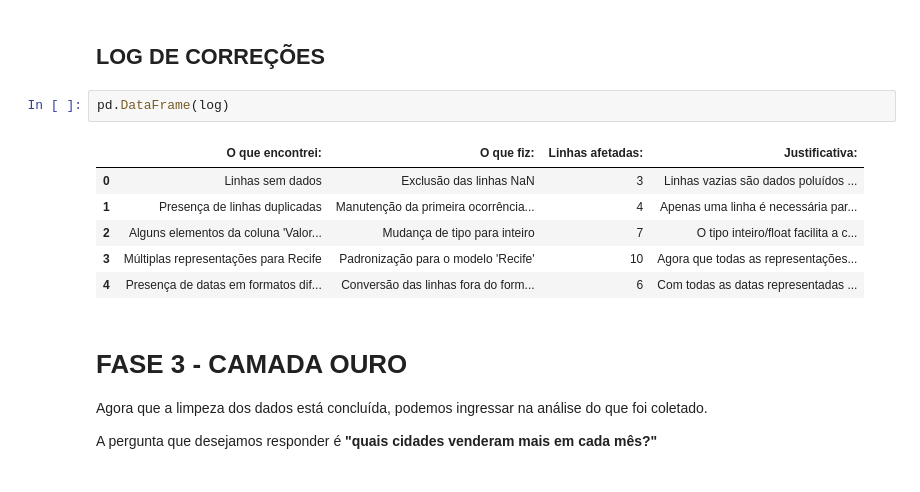
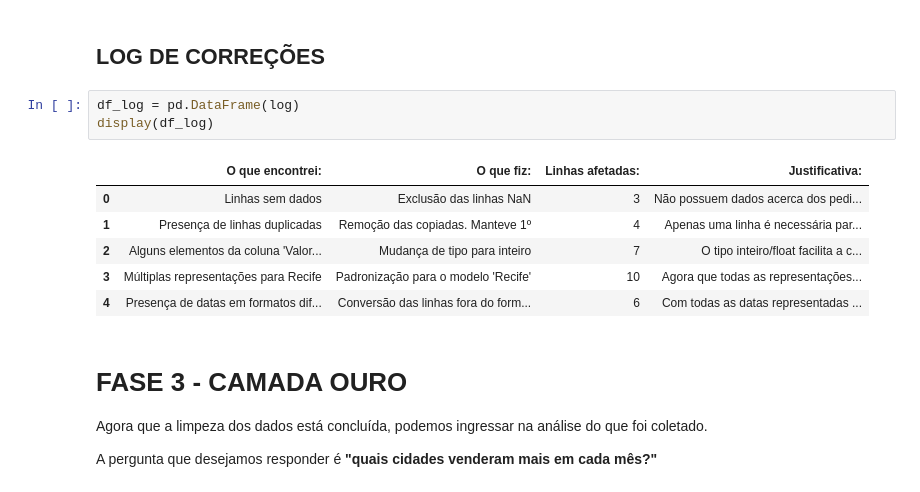
Before and after one commit to Matt-747/Treinamento-CITi, a Jupyter notebook: ptc1_dados.ipynb, the cells around one changed output. Drawn from its saved outputs; the diff is of its cells as text.

```diff
--- a/ptc1_dados.ipynb
+++ b/ptc1_dados.ipynb
@@ -207,11 +207,12 @@ None
 # %% [markdown]
 ## LOG DE CORREÇÕES
 # %%
-pd.DataFrame(log)
+df_log = pd.DataFrame(log)
+display(df_log)
 # %% [output]
 |  | O que encontrei: | O que fiz: | Linhas afetadas: | Justificativa: |
-| 0 | Linhas sem dados | Exclusão das linhas NaN | 3 | Linhas vazias são dados poluídos ... |
-| 1 | Presença de linhas duplicadas | Manutenção da primeira ocorrência... | 4 | Apenas uma linha é necessária par... |
+| 0 | Linhas sem dados | Exclusão das linhas NaN | 3 | Não possuem dados acerca dos pedi... |
+| 1 | Presença de linhas duplicadas | Remoção das copiadas. Manteve 1º | 4 | Apenas uma linha é necessária par... |
 | 2 | Alguns elementos da coluna 'Valor... | Mudança de tipo para inteiro | 7 | O tipo inteiro/float facilita a c... |
 | 3 | Múltiplas representações para Recife | Padronização para o modelo 'Recife' | 10 | Agora que todas as representações... |
 | 4 | Presença de datas em formatos dif... | Conversão das linhas fora do form... | 6 | Com todas as datas representadas ... |
```
Also changed, not shown: parts of 8 cells of this notebook.
